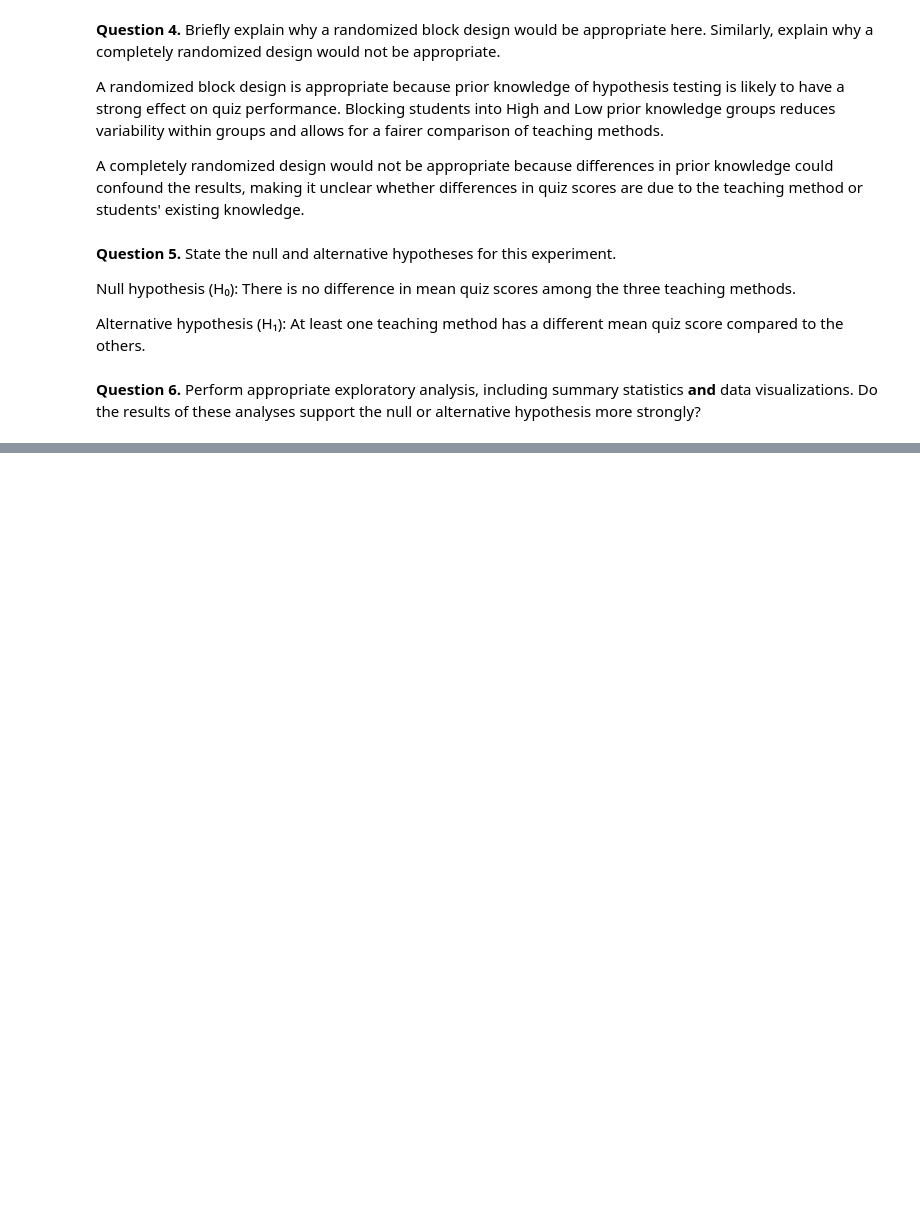
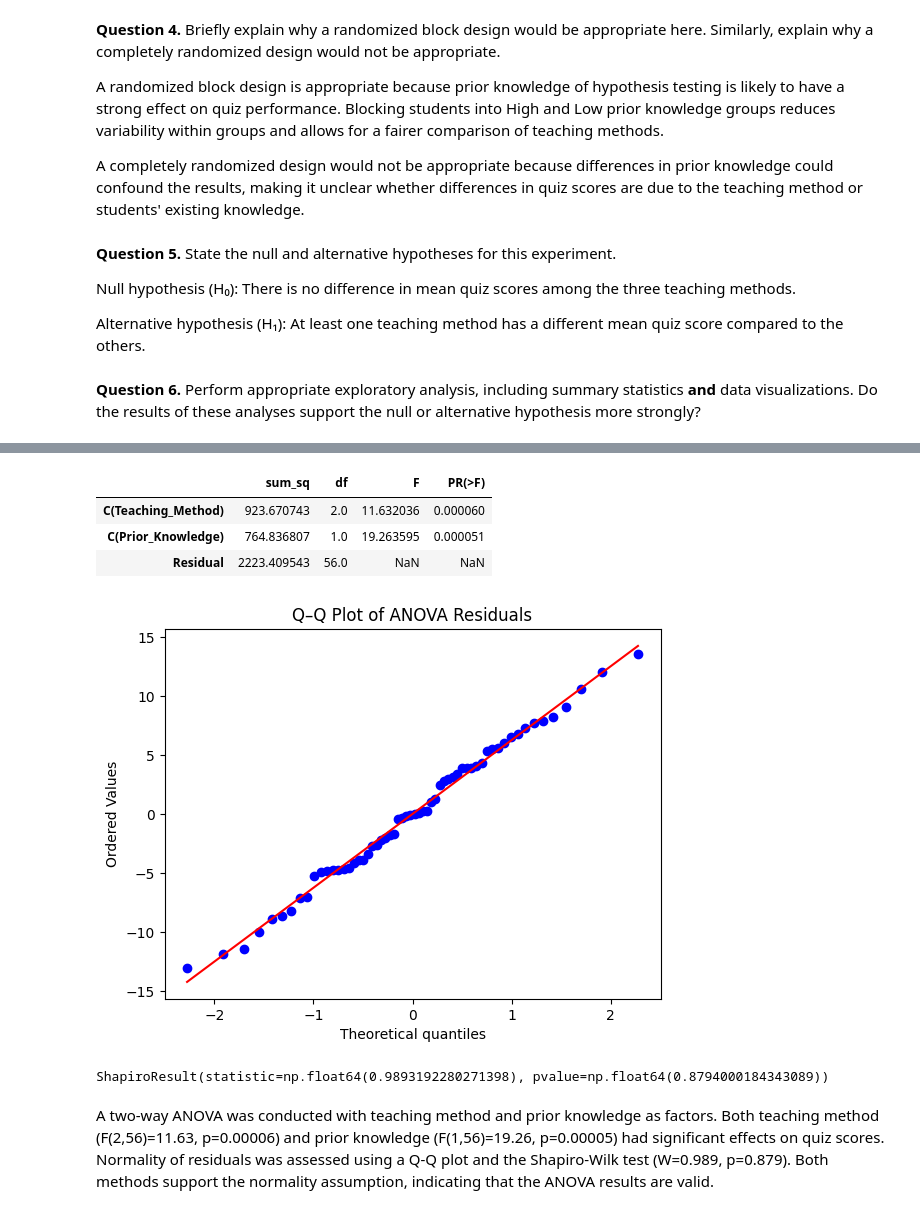
Before and after one commit to MihretTe/STAT-7220-Applied-Experimental-Design, a Jupyter notebook: Assignments/HW2/HW-2.ipynb, the cells around one changed output, grey strips where cells are left out. Saved outputs shown, nothing was run; the diff lists cells and outputs as text; code cells hidden in the pictures; blank space fills up the shorter version.

```diff
--- a/Assignments/HW2/HW-2.ipynb
+++ b/Assignments/HW2/HW-2.ipynb
@@ -135,0 +157,39 @@ Here, our main interest is in comparing engagement across the online learning pl
+# %%
+import statsmodels.api as sm
+from statsmodels.formula.api import ols
+
+# Fit two-way ANOVA model (no interaction, consistent with randomized block design)
+model = ols(
+    "Score ~ C(Teaching_Method) + C(Prior_Knowledge)",
+    data=df
+).fit()
+
+# ANOVA table
+anova_table = sm.stats.anova_lm(model, typ=2)
+anova_table
+# %% [output]
+|  | sum_sq | df | F | PR(>F) |
+| C(Teaching_Method) | 923.670743 | 2.0 | 11.632036 | 0.000060 |
+| C(Prior_Knowledge) | 764.836807 | 1.0 | 19.263595 | 0.000051 |
+| Residual | 2223.409543 | 56.0 | NaN | NaN |
+# %%
+# Visual normality check
+import matplotlib.pyplot as plt
+import scipy.stats as stats
+
+residuals = model.resid
+
+stats.probplot(residuals, dist="norm", plot=plt)
+plt.title("Q–Q Plot of ANOVA Residuals")
+plt.show()
+# %% [output]
+[figure, added]
+# %%
+# Formal normality test
+shapiro_test = stats.shapiro(residuals)
+shapiro_test
+# %% [output]
+ShapiroResult(statistic=np.float64(0.9893192280271398), pvalue=np.float64(0.8794000184343089))
+# %% [markdown]
+
+A two-way ANOVA was conducted with teaching method and prior knowledge as factors. Both teaching method (F(2,56)=11.63, p=0.00006) and prior knowledge (F(1,56)=19.26, p=0.00005) had significant effects on quiz scores. Normality of residuals was assessed using a Q-Q plot and the Shapiro-Wilk test (W=0.989, p=0.879). Both methods support the normality assumption, indicating that the ANOVA results are valid.
```
Also changed, not shown: parts of 7 cells of this notebook.
